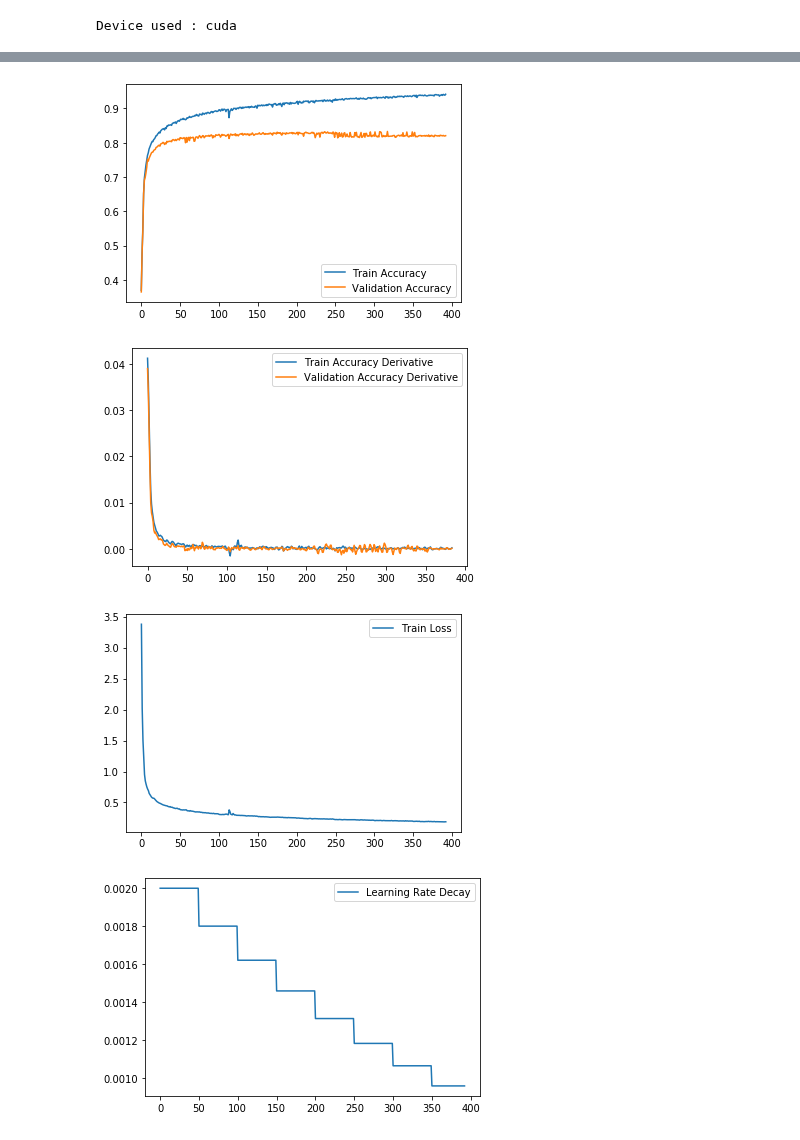
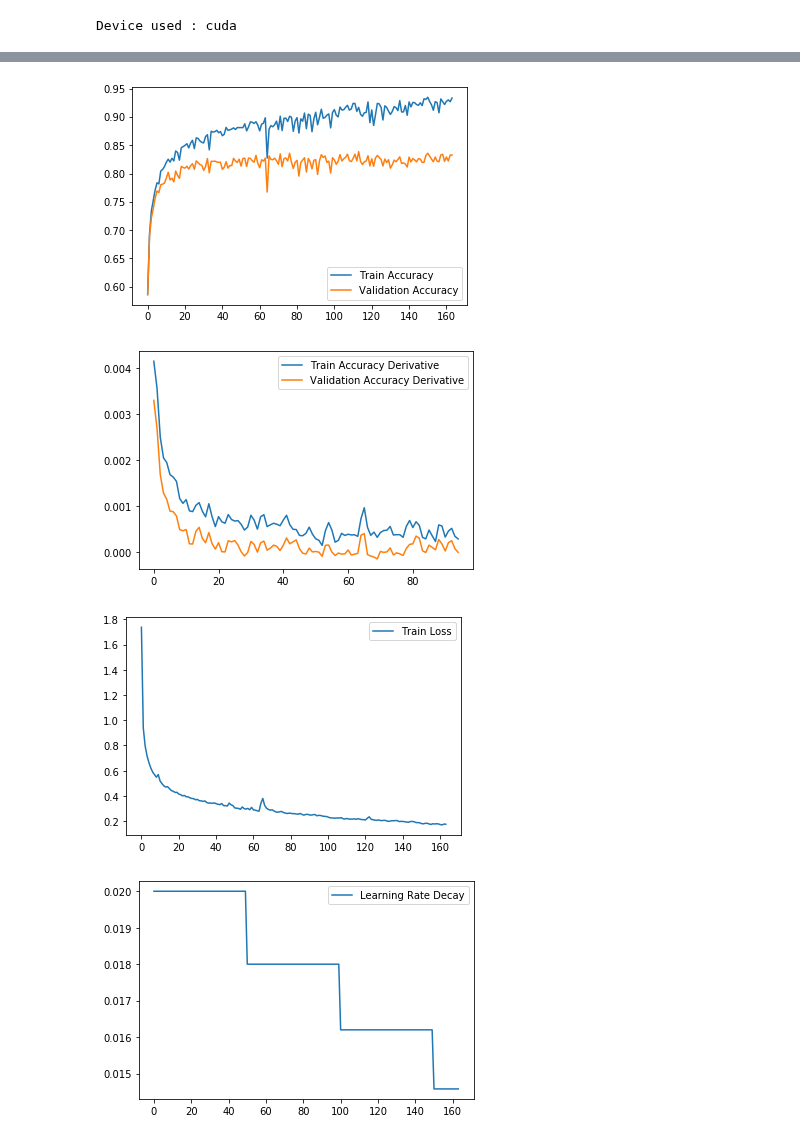
Before and after one commit to rmozart/North-Sea-Electrofacies-Clustering, a Jupyter notebook: Scripts/tabnet_experiments_reduced.ipynb, the cells around one changed output, grey strips where cells are left out. Cells and saved outputs as stored; diff of their text form; code cells hidden in the pictures.

```diff
--- a/Scripts/tabnet_experiments_reduced.ipynb
+++ b/Scripts/tabnet_experiments_reduced.ipynb
@@ -59,7 +59,7 @@ os.environ["CUDA_VISIBLE_DEVICES"] = str(1)
 torch.cuda.set_device(1)
 # %%
 clf = TabNetClassifier(optimizer_fn=torch.optim.Adam,
-                       optimizer_params=dict(lr=2e-3),
+                       optimizer_params=dict(lr=2e-2),
                        scheduler_params={"gamma":0.9, "step_size":50},
                        gamma=1.2,
                        lambda_sparse=1e-5,
@@ -81,7 +81,7 @@ std_scaler = StandardScaler()
 x_train = std_scaler.fit_transform(x_train)
 x_val = std_scaler.fit_transform(x_val)
 # %%
-max_epochs = 400
+max_epochs = 250
 
 clf.fit(
     X_train=x_train, y_train=y_train,
@@ -89,7 +89,7 @@ clf.fit(
     eval_name=['train', 'valid'],
     eval_metric=['balanced_accuracy'],
     max_epochs=max_epochs,
-    patience=75,
+    patience=50,
     num_workers=25,
     drop_last=False,
     batch_size=8192,
@@ -120,24 +120,24 @@ plt.plot(clf.history['valid_balanced_accuracy'], label='Validation Accuracy')
 plt.legend()
 plt.show()
 # %% [output]
-[figure, old version]
+[figure, new version]
 # %%
-plt.plot(np.gradient(pd.Series(clf.history['train_balanced_accuracy']).rolling(window=10).mean().iloc[10-1:].values), label='Train Accuracy Derivative')
-plt.plot(np.gradient(pd.Series(clf.history['valid_balanced_accuracy']).rolling(window=10).mean().iloc[10-1:].values), label='Validation Accuracy Derivative')
+n_window = 70
+plt.plot(np.gradient(pd.Series(clf.history['train_balanced_accuracy']).rolling(window=n_window).mean().iloc[n_window-1:].values), label='Train Accuracy Derivative')
+plt.plot(np.gradient(pd.Series(clf.history['valid_balanced_accuracy']).rolling(window=n_window).mean().iloc[n_window-1:].values), label='Validation Accuracy Derivative')
 plt.legend()
 plt.show()
-# pd.Series(x).rolling(window=N).mean().iloc[N-1:].values
 # %% [output]
-[figure, old version]
+[figure, new version]
 # %%
 plt.plot(clf.history['loss'], label='Train Loss')
 plt.legend()
 plt.show()
 # %% [output]
-[figure, old version]
+[figure, new version]
 # %%
 plt.plot(clf.history['lr'], label='Learning Rate Decay')
 plt.legend()
 plt.show()
 # %% [output]
-[figure, old version]
+[figure, new version]
```
Also changed, not shown: parts of 3 cells of this notebook.
